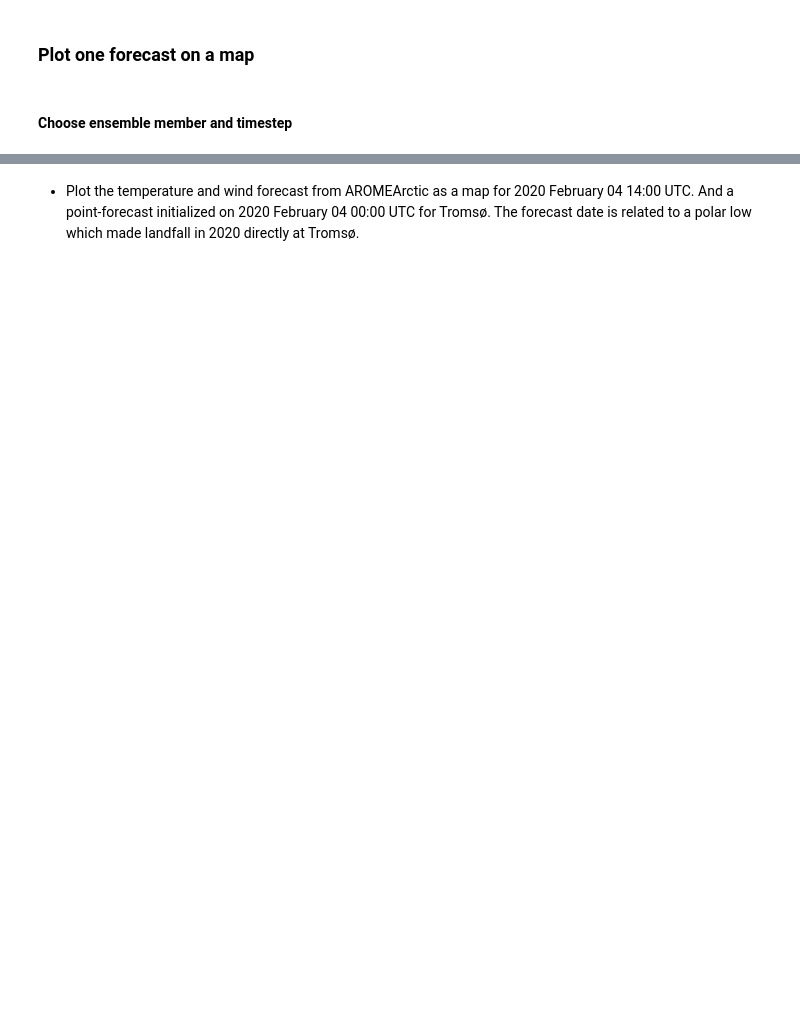
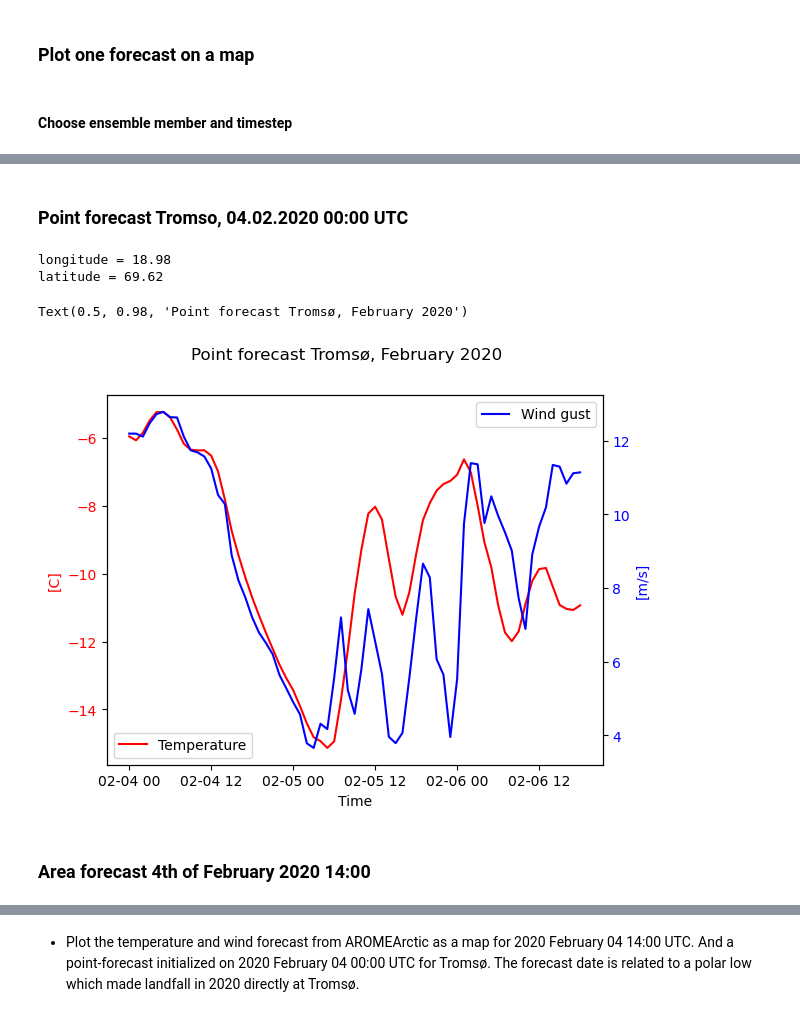
Before and after one commit to kjes4pres/GEO4902, a Jupyter notebook: Exercise 1a/1a.Script.ipynb, the cells around one changed output, grey strips where cells are left out. Drawn from its saved outputs; the diff is of its cells as text; code cells hidden in the pictures; blank space fills up the shorter version.

```diff
--- a/Exercise 1a/1a.Script.ipynb
+++ b/Exercise 1a/1a.Script.ipynb
@@ -205,0 +188,45 @@ plt.plot(dataset.time.values, dataset.air_pressure_at_sea_level.values[:,:, 0, l
+# %%
+# I couldnt access AROME archive, so I used MEPS
+url2 = 'https://thredds.met.no/thredds/dodsC/mepsoldarchive/2020/02/04/meps_subset_2_5km_20200204T00Z.nc'
+
+ds = xr.open_dataset(url2)
+# %% [markdown]
+### Point forecast Tromso, 04.02.2020 00:00 UTC
+# %%
+# Lat/lon of Tromsø
+lat, lon = 69.6492 , 18.9560
+
+# Find a specific location,
+
+[xloc,yloc] = findindex(ds.latitude, ds.longitude, lat, lon)
+
+print('longitude =', float(ds.longitude[xloc,yloc].values.round(2)))
+print('latitude =', float(ds.latitude[xloc,yloc].values.round(2)))
+# %% [output]
+longitude = 18.98
+latitude = 69.62
+# %%
+tromso_T2m = ds.air_temperature_2m[:, 0, 0, yloc, xloc]
+tromso_windgust = ds.wind_speed_of_gust[:, 0, 0, yloc, xloc]
+# %%
+fig, ax = plt.subplots()
+
+ax.plot(tromso_T2m.time, tromso_T2m.values - 273.15, label = 'Temperature', color = 'red')
+ax.set_xlabel('Time')
+ax.set_ylabel('[C]', color='r')
+ax.tick_params(axis='y', labelcolor='r')
+
+ax1 = ax.twinx()
+ax1.plot(tromso_T2m.time, tromso_windgust.values, label = 'Wind gust', color = 'blue')
+ax1.set_ylabel('[m/s]', color='b')
+ax1.tick_params(axis='y', labelcolor='b')
+
+ax.legend(loc='lower left')
+ax1.legend(loc = 'upper right')
+
+fig.suptitle('Point forecast Tromsø, February 2020')
+# %% [output]
+Text(0.5, 0.98, 'Point forecast Tromsø, February 2020')
+[figure, added]
+# %% [markdown]
+### Area forecast 4th of February 2020 14:00
```
Also changed, not shown: parts of 20 cells of this notebook.
